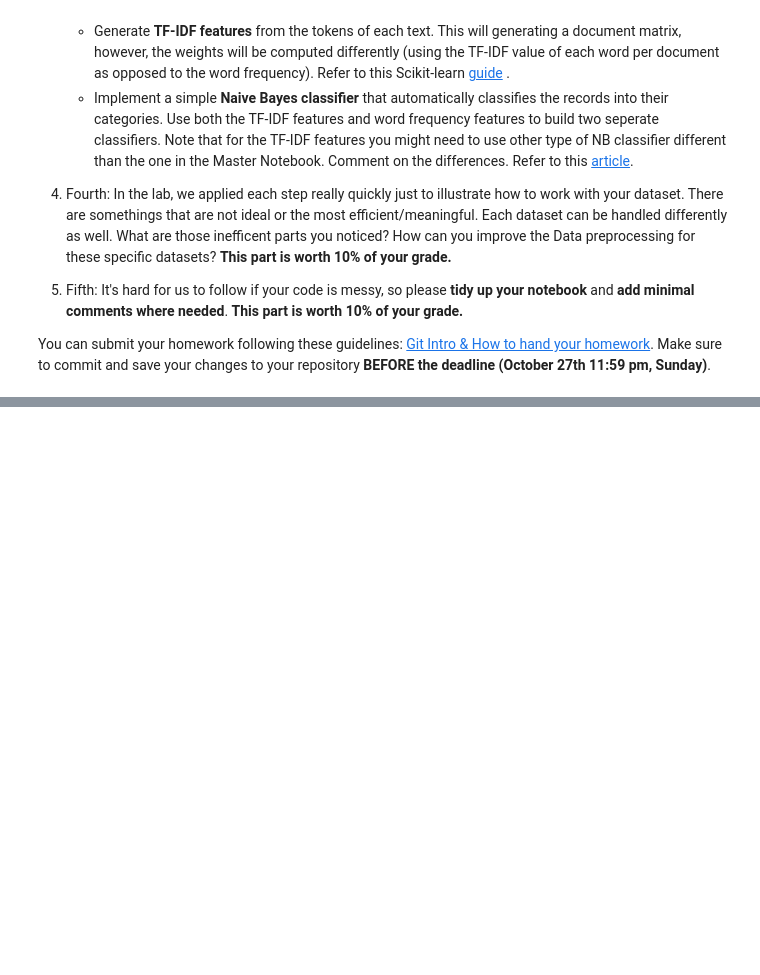
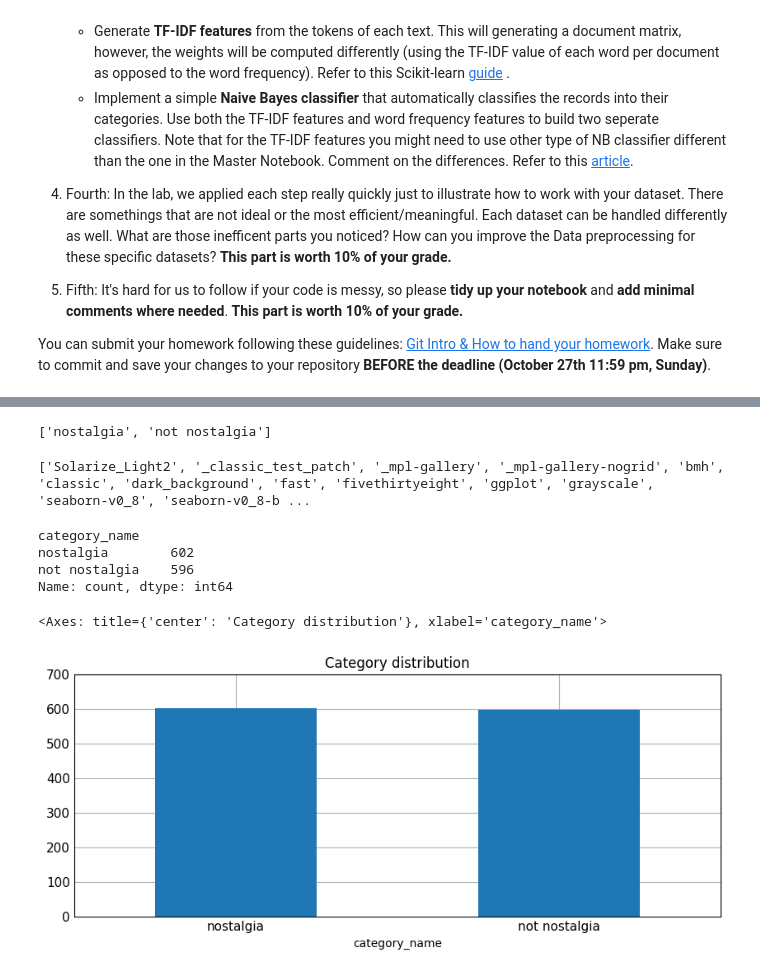
Before and after one commit to Annisme/DM2024-Lab1-Homework, a Jupyter notebook: DM2024-Lab1-Homework.ipynb, the cells around one changed output, grey strips where cells are left out. Cells and saved outputs as stored; diff of their text form; code cells hidden in the pictures; blank space fills up the shorter version.

```diff
--- a/DM2024-Lab1-Homework.ipynb
+++ b/DM2024-Lab1-Homework.ipynb
@@ -54,0 +278,7 @@ ds = load_dataset("Senem/Nostalgic_Sentiment_Analysis_of_YouTube_Comments_Data")
+# %%
+# dummy record as dictionary format
+dummy_dict = [{'text': 'dummy_record',
+               'category': 1
+              }]
+# %%
+X = pd.concat([X, pd.DataFrame(dummy_dict)], ignore_index=True)
@@ -54,0 +289,2 @@ ds = load_dataset("Senem/Nostalgic_Sentiment_Analysis_of_YouTube_Comments_Data")
+# %%
+X.dropna(inplace=True)
@@ -54,0 +324,2 @@ ds = load_dataset("Senem/Nostalgic_Sentiment_Analysis_of_YouTube_Comments_Data")
+# %%
+X.drop_duplicates(keep=False, inplace=True) # inplace applies changes directly on our dataframe
@@ -54,0 +347,23 @@ ds = load_dataset("Senem/Nostalgic_Sentiment_Analysis_of_YouTube_Comments_Data")
+# %%
+categories
+# %% [output]
+['nostalgia', 'not nostalgia']
+# %%
+print(plt.style.available)
+# %% [output]
+['Solarize_Light2', '_classic_test_patch', '_mpl-gallery', '_mpl-gallery-nogrid', 'bmh', 'classic', 'dark_background', 'fast', 'fivethirtyeight', 'ggplot', 'grayscale', 'seaborn-v0_8', 'seaborn-v0_8-b ...
+# %%
+print(X.category_name.value_counts())
+plt.style.use('_mpl-gallery')
+# plot barchart for X
+X.category_name.value_counts().plot(kind = 'bar', # 設定圖表為柱狀圖
+                                    title = 'Category distribution',  # 設置標題
+                                    ylim = [0, 700],   # 將 x 軸的標籤旋轉角度設為 0
+                                    rot = 0, fontsize = 11, figsize = (8,3))  #設置圖表大小為 8x3 英吋
+# %% [output]
+category_name
+nostalgia        602
+not nostalgia    596
+Name: count, dtype: int64
+<Axes: title={'center': 'Category distribution'}, xlabel='category_name'>
+[figure, added]
```
Also changed, not shown: parts of 78 cells of this notebook, 6 other files.
